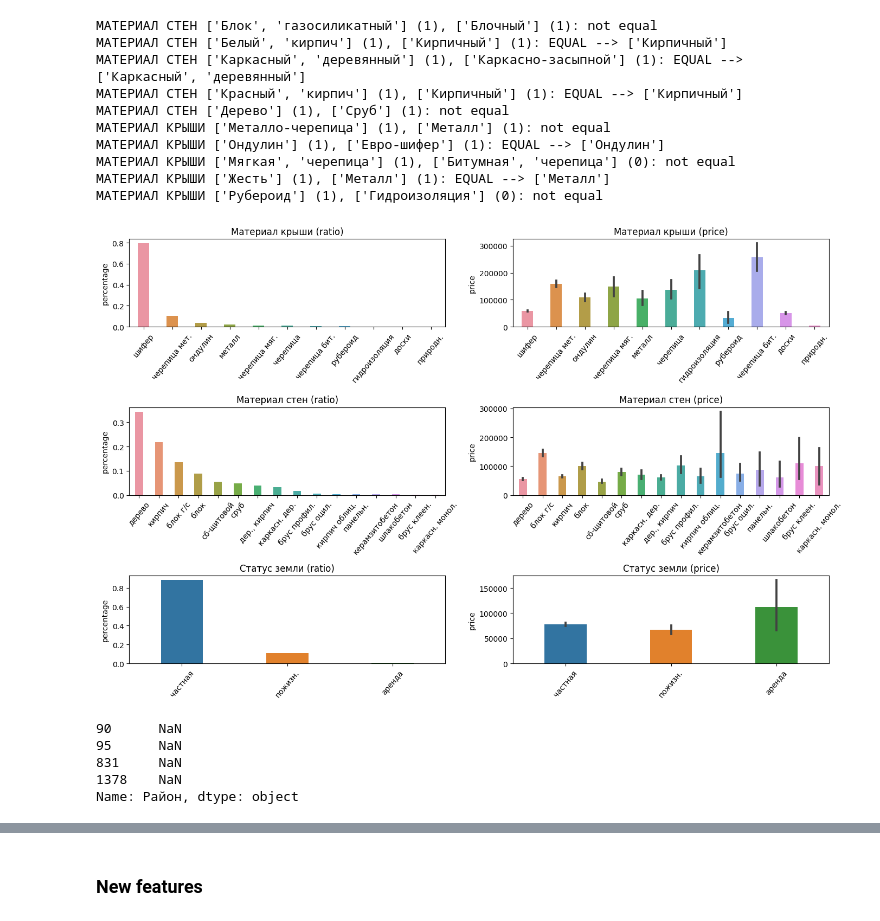
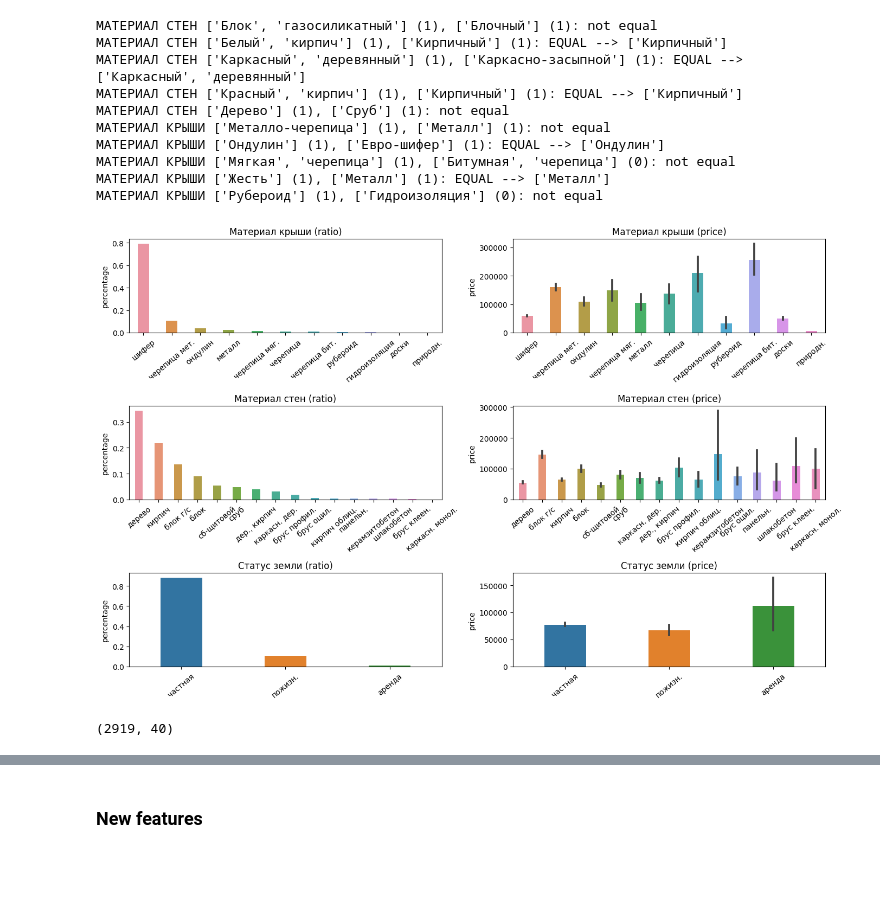
Before and after one commit to ssiarhei115/CountryHouse-price-prediction, a Jupyter notebook: code.ipynb, the cells around one changed output, grey strips where cells are left out. Cells and saved outputs as stored; diff of their text form; code cells hidden in the pictures; blank space fills up the shorter version.

```diff
--- a/code.ipynb
+++ b/code.ipynb
@@ -125,6 +127,8 @@ class NUM_Transformer(TransformerMixin, BaseEstimator):
 
 num_treat = NUM_Transformer()
 df = num_treat.transform(df)
+# %%
+df.drop(['house_length', 'house_width'], axis=1, inplace=True)
 # %%
 df.columns
 # %% [output]
@@ -579,15 +591,11 @@ class CAT_2_Transformer(TransformerMixin, BaseEstimator):
 cat_2_treat = CAT_2_Transformer(fill_na_mode)
 df = cat_2_treat.transform(df)
 # %%
-draw_categories(['Материал крыши', 'Материал стен', 'Статус земли'], 14, 50)
+draw_categories(['Материал крыши', 'Материал стен', 'Статус земли'], 14, 40)
 # %% [output]
-[figure, old version]
+[figure, new version]
-# %%
-ind = df[df['Населенный пункт']=="['г.', 'Минск']"].index
-df.loc[ind,'Район']
-# %% [output]
-90      NaN
-95      NaN
-831     NaN
-1378    NaN
-Name: Район, dtype: object
+# %%
+df = df[~(df['house_year']<1960)]
+df.shape
+# %% [output]
+(2919, 40)
```
Also changed, not shown: parts of 38 cells of this notebook.
